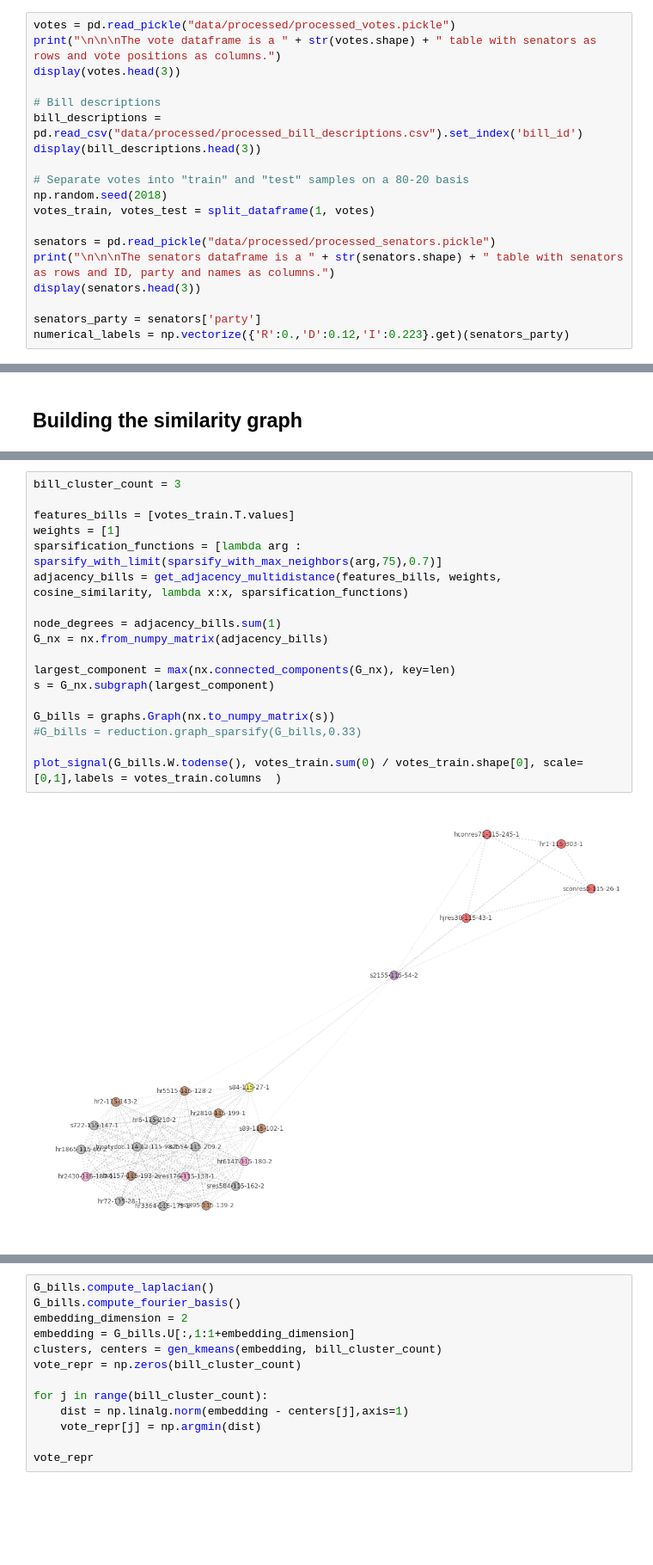
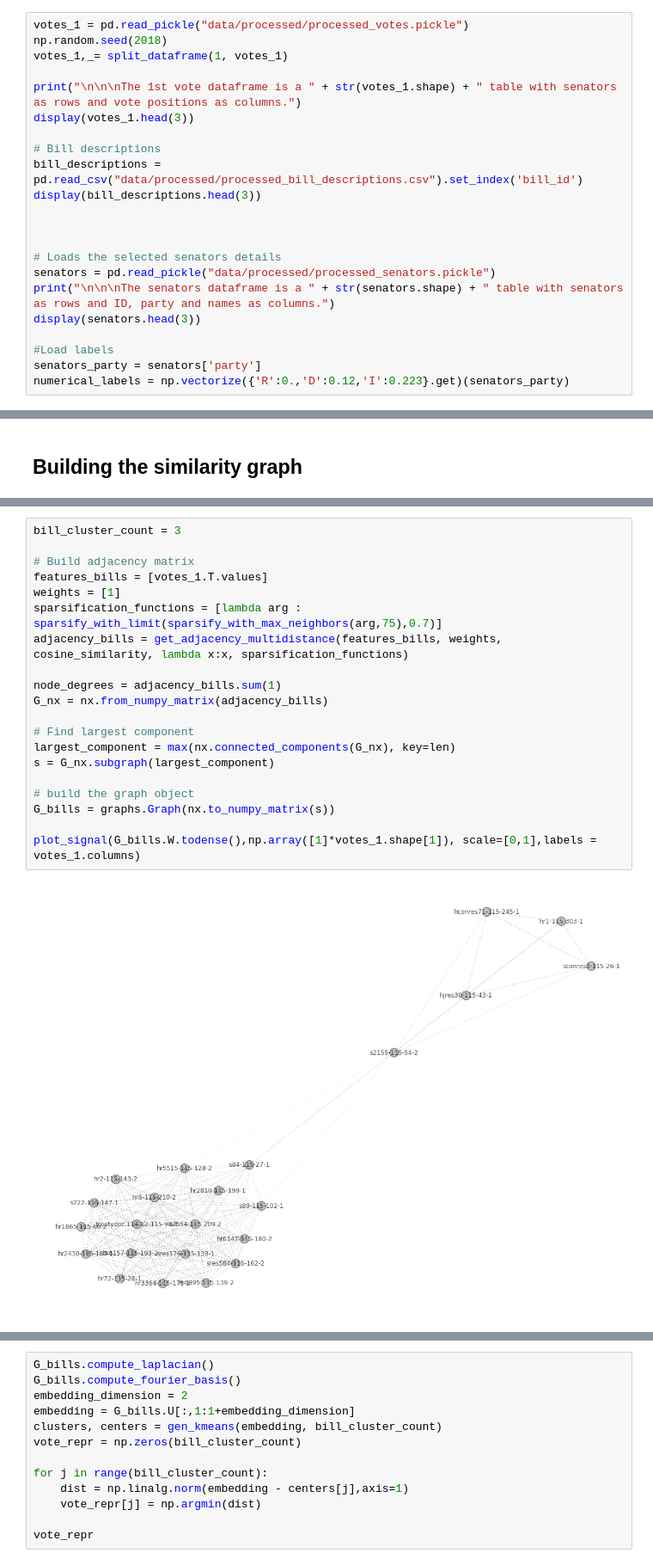
Before and after one commit to lkiel/US-Senators, a Jupyter notebook: Project Demonstration.ipynb, the cells around one changed output, grey strips where cells are left out. Shown at 86% size. Cells and saved outputs as stored; diff of their text form; blank space fills up the shorter version.

```diff
--- a/Project Demonstration.ipynb
+++ b/Project Demonstration.ipynb
@@ -59,20 +61,23 @@ party_colormap = {'R':'red', 'D': 'dodgerblue', 'I':'limegreen'}
 # %%
-votes = pd.read_pickle("data/processed/processed_votes.pickle")
-print("\n\n\nThe vote dataframe is a " + str(votes.shape) + " table with senators as rows and vote positions as columns.")
-display(votes.head(3))
+votes_1 = pd.read_pickle("data/processed/processed_votes.pickle")
+np.random.seed(2018)
+votes_1,_= split_dataframe(1, votes_1)
+
+print("\n\n\nThe 1st vote dataframe is a " + str(votes_1.shape) + " table with senators as rows and vote positions as columns.")
+display(votes_1.head(3))
 
 # Bill descriptions
 bill_descriptions = pd.read_csv("data/processed/processed_bill_descriptions.csv").set_index('bill_id')
 display(bill_descriptions.head(3))
 
-# Separate votes into "train" and "test" samples on a 80-20 basis
-np.random.seed(2018)
-votes_train, votes_test = split_dataframe(1, votes)
 
+
+# Loads the selected senators details
 senators = pd.read_pickle("data/processed/processed_senators.pickle")
 print("\n\n\nThe senators dataframe is a " + str(senators.shape) + " table with senators as rows and ID, party and names as columns.")
 display(senators.head(3))
 
+#Load labels
 senators_party = senators['party']
 numerical_labels = np.vectorize({'R':0.,'D':0.12,'I':0.223}.get)(senators_party)
 # %% [output]
@@ -151,20 +154,22 @@ Building a similarity graph where node correspond to bills and features to senat
 # %%
 bill_cluster_count = 3
 
-features_bills = [votes_train.T.values]
+# Build adjacency matrix
+features_bills = [votes_1.T.values]
 weights = [1]
 sparsification_functions = [lambda arg : sparsify_with_limit(sparsify_with_max_neighbors(arg,75),0.7)]
 adjacency_bills = get_adjacency_multidistance(features_bills, weights, cosine_similarity, lambda x:x, sparsification_functions)
 
 node_degrees = adjacency_bills.sum(1)
 G_nx = nx.from_numpy_matrix(adjacency_bills)
 
+# Find largest component
 largest_component = max(nx.connected_components(G_nx), key=len)
 s = G_nx.subgraph(largest_component)
 
+# build the graph object
 G_bills = graphs.Graph(nx.to_numpy_matrix(s))
-#G_bills = reduction.graph_sparsify(G_bills,0.33)
 
-plot_signal(G_bills.W.todense(), votes_train.sum(0) / votes_train.shape[0], scale=[0,1],labels = votes_train.columns  )
+plot_signal(G_bills.W.todense(),np.array([1]*votes_1.shape[1]), scale=[0,1],labels = votes_1.columns)
 # %% [output]
-[figure, old version]
+[figure, new version]
```
Also changed, not shown: parts of 70 cells of this notebook, 1 other file.
